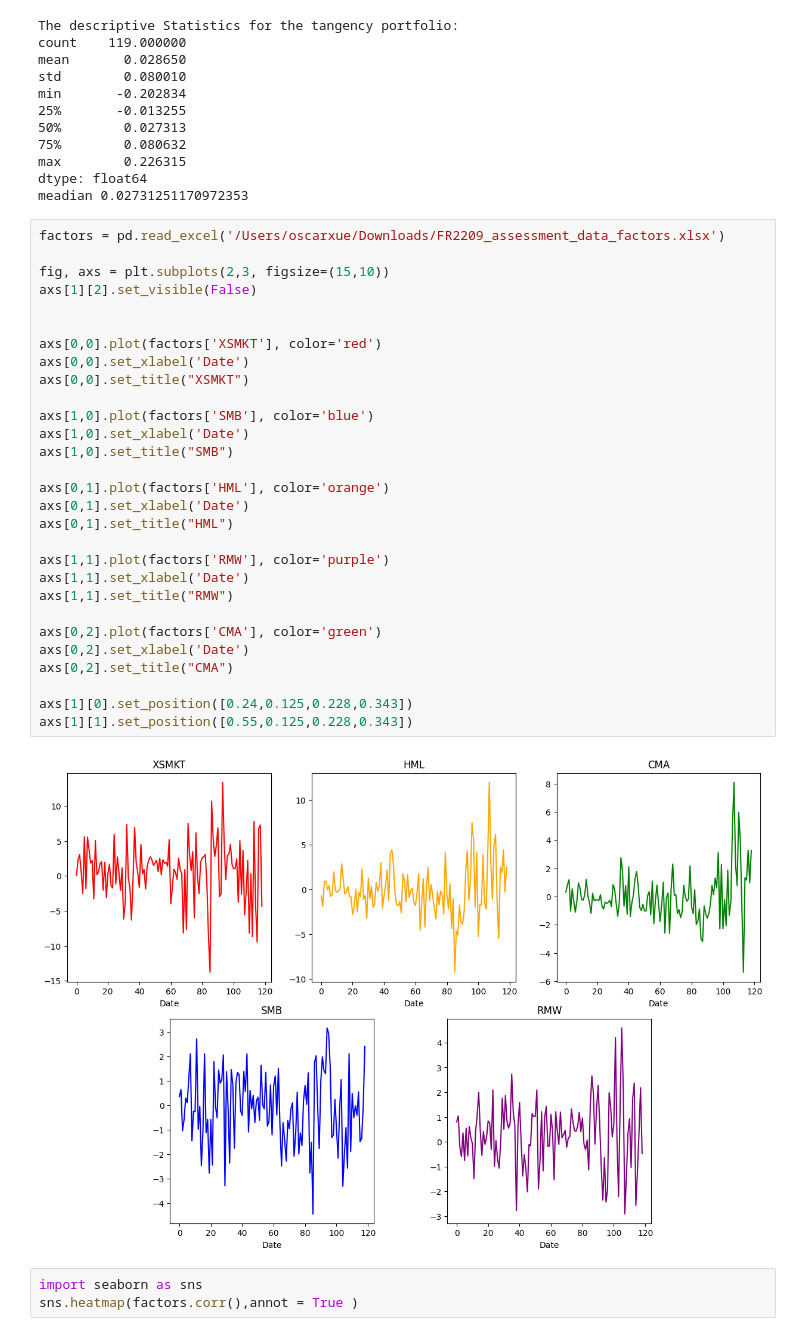
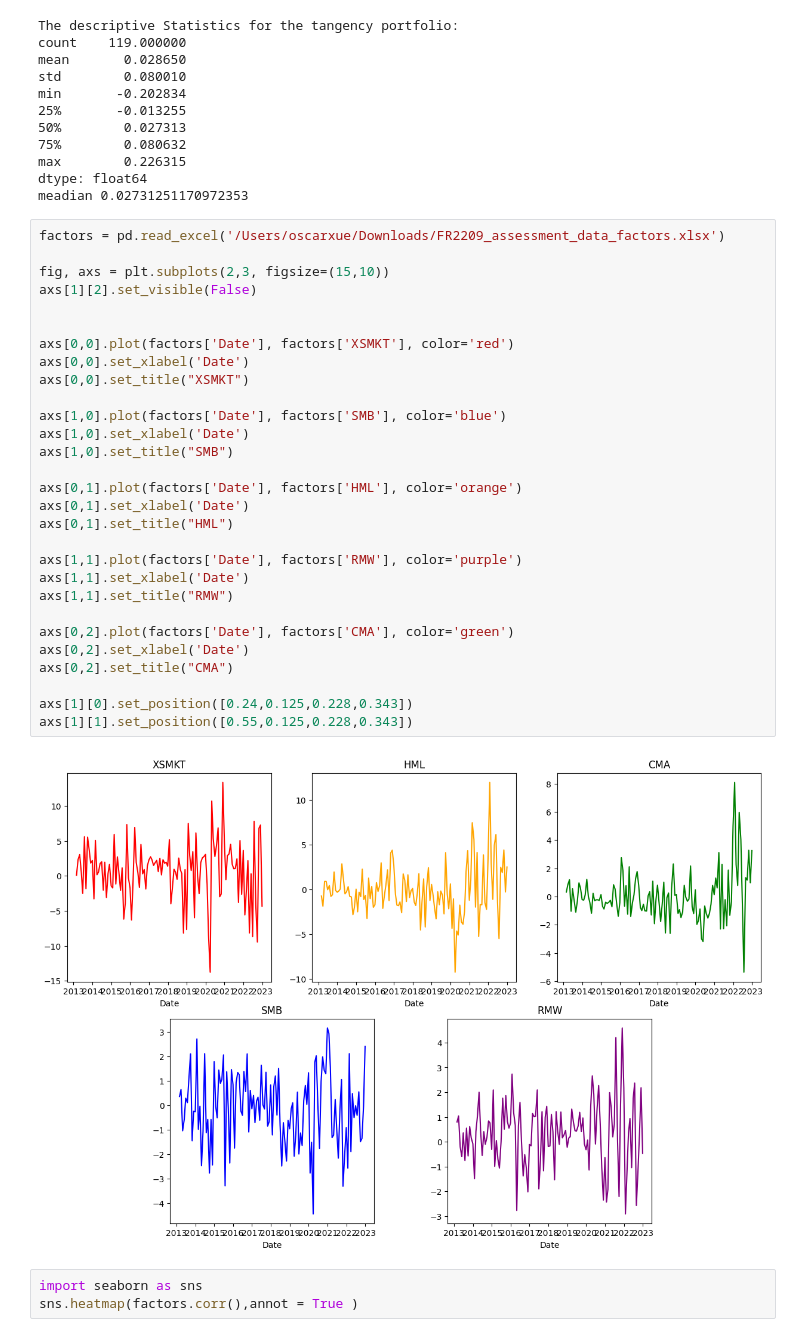
Before and after one commit to xwj0109/PTCW, a Jupyter notebook: MCrisk.ipynb, the cells around one changed output. Cells and saved outputs as stored; diff of their text form.

```diff
--- a/MCrisk.ipynb
+++ b/MCrisk.ipynb
@@ -330,34 +346,34 @@ meadian 0.02731251170972353
 # %%
 factors = pd.read_excel('/Users/oscarxue/Downloads/FR2209_assessment_data_factors.xlsx')
 
 fig, axs = plt.subplots(2,3, figsize=(15,10))
 axs[1][2].set_visible(False)
 
 
-axs[0,0].plot(factors['XSMKT'], color='red')
+axs[0,0].plot(factors['Date'], factors['XSMKT'], color='red')
 axs[0,0].set_xlabel('Date')
 axs[0,0].set_title("XSMKT")
 
-axs[1,0].plot(factors['SMB'], color='blue')
+axs[1,0].plot(factors['Date'], factors['SMB'], color='blue')
 axs[1,0].set_xlabel('Date')
 axs[1,0].set_title("SMB")
 
-axs[0,1].plot(factors['HML'], color='orange')
+axs[0,1].plot(factors['Date'], factors['HML'], color='orange')
 axs[0,1].set_xlabel('Date')
 axs[0,1].set_title("HML")
 
-axs[1,1].plot(factors['RMW'], color='purple')
+axs[1,1].plot(factors['Date'], factors['RMW'], color='purple')
 axs[1,1].set_xlabel('Date')
 axs[1,1].set_title("RMW")
 
-axs[0,2].plot(factors['CMA'], color='green')
+axs[0,2].plot(factors['Date'], factors['CMA'], color='green')
 axs[0,2].set_xlabel('Date')
 axs[0,2].set_title("CMA")
 
 axs[1][0].set_position([0.24,0.125,0.228,0.343])
 axs[1][1].set_position([0.55,0.125,0.228,0.343])
 # %% [output]
-[figure, old version]
+[figure, new version]
 # %%
 import seaborn as sns
 sns.heatmap(factors.corr(),annot = True )
```
Also changed, not shown: parts of 6 cells of this notebook.
